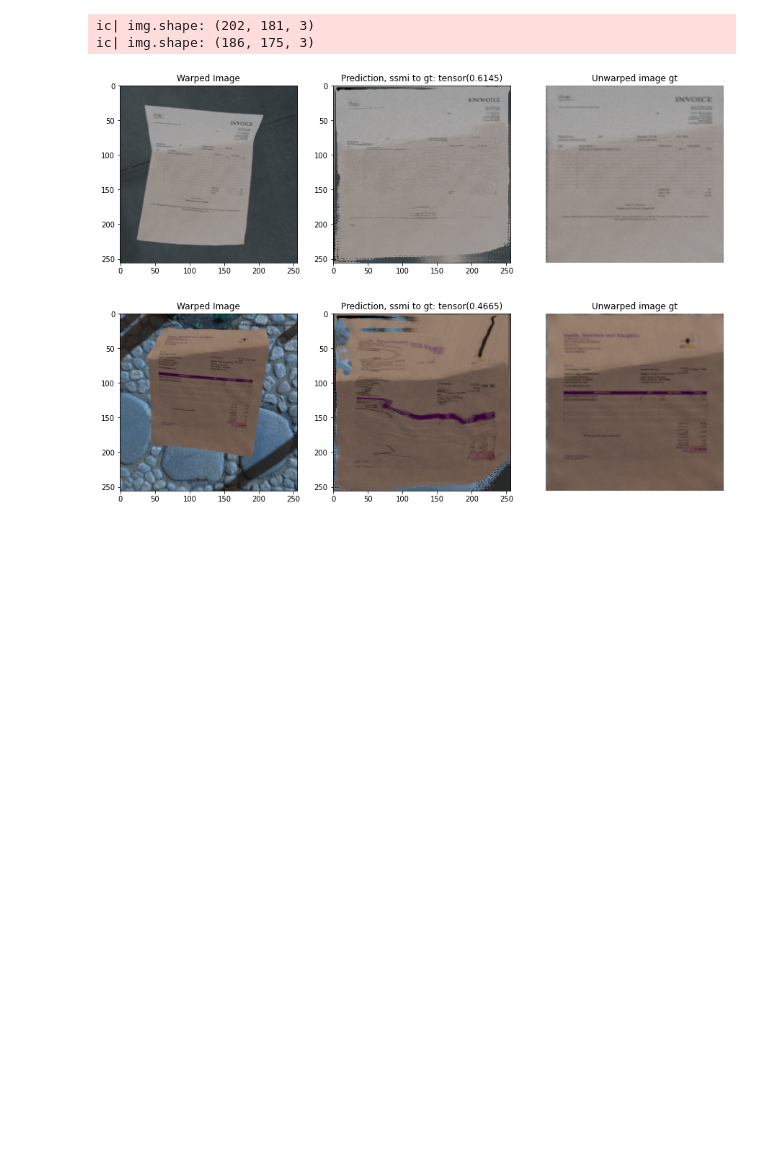
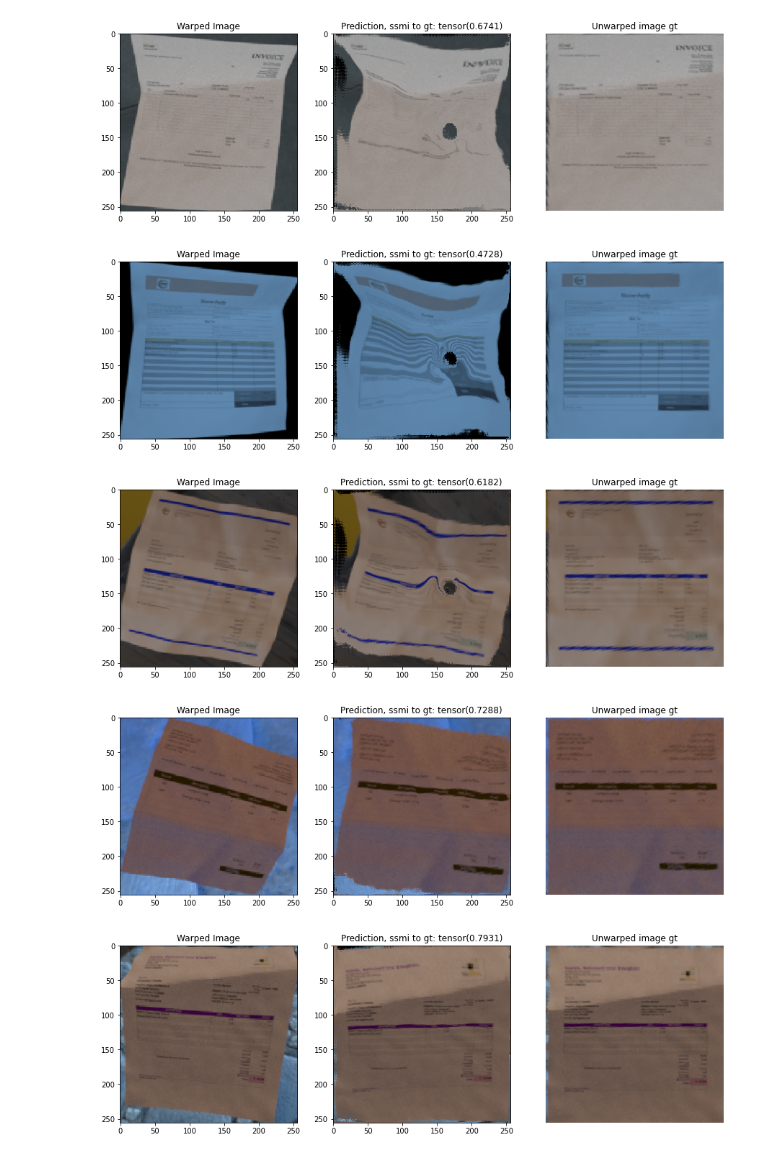
Before and after one commit to Leon-Sander/ImageRectification, a Jupyter notebook: plotting.ipynb, the cells around one changed output. Cells and saved outputs as stored; diff of their text form; code cells hidden in the pictures; blank space fills up the shorter version.

Commit message:
plotting customized and resizing after cropping

```diff
--- a/plotting.ipynb
+++ b/plotting.ipynb
@@ -7,4 +7,23 @@ import utils
 import os
 #import seaborn as sns
 #sns.set(color_codes=True)
-data_dir= 'Dataset Preview/Inv3D preview complete V2/data/test_leon/train/'
+data_dir= 'Dataset Preview/Inv3D preview complete V2/data/train/'
+# %%
+from icecream import ic
+wc, labels = utils.crop_all(data_dir + '00/')
+plt.imshow(wc.transpose(0,1).transpose(1,2))
+fig, axs = plt.subplots(2,3, figsize=(15,5))
+counter = -1
+axs = axs.ravel()
+
+for label in labels:
+    counter += 1
+    try:
+        axs[counter].imshow(labels[label].transpose(0,1).transpose(1,2))
+        axs[counter].set_title(label)
+        #plt.imshow(labels[label].transpose(0,1).transpose(1,2))
+    except TypeError:
+        #pass
+        ic(label,labels[label].shape)
+
+    plt.axis('off')
@@ -10,0 +36,10 @@ data_dir= 'Dataset Preview/Inv3D preview complete V2/data/test_leon/train/'
+# %%
+from icecream import ic
+ordner = sorted(os.listdir(data_dir))
+
+for item in ordner:
+    #utils.compare_ssim_all(data_dir + item, bm_model)
+    wc, labels = utils.crop_all(data_dir + item)
+    print(wc.shape)
+    for label in labels:
+        print(labels[label].shape)
@@ -10,0 +64,4 @@ data_dir= 'Dataset Preview/Inv3D preview complete V2/data/test_leon/train/'
+# %%
+wc = utils.load_wc_cropped(data_dir + '00/')
+wc.shape
+plt.imshow(wc.transpose(0,1).transpose(1,2))
@@ -11,15 +71,16 @@ data_dir= 'Dataset Preview/Inv3D preview complete V2/data/test_leon/train/'
 # %%
 from models.backwardmapper import Backwardmapper
 bm_model = Backwardmapper()
-bm_model.load_state_dict(torch.load('models/pretrained/crop_test_v2.pkl'))
+bm_model.load_state_dict(torch.load('models/pretrained/server_test_3.pkl'))
 
 ordner = sorted(os.listdir(data_dir))
 
 for item in ordner:
     #utils.compare_ssim_all(data_dir + item, bm_model)
-    utils.plt_result_bm_cropped(data_dir + item, bm_model)
+    utils.plt_bm_gt_cropped(data_dir + item, bm_model)
 # %% [output]
-ic| img.shape: (202, 181, 3)
-ic| img.shape: (186, 175, 3)
-[figure, old version]
+[figure, new version]
-[figure, old version]
+[figure, new version]
+[figure, added]
+[figure, added]
+[figure, added]
```
Also changed, not shown: parts of 4 cells of this notebook, 5 other files.
